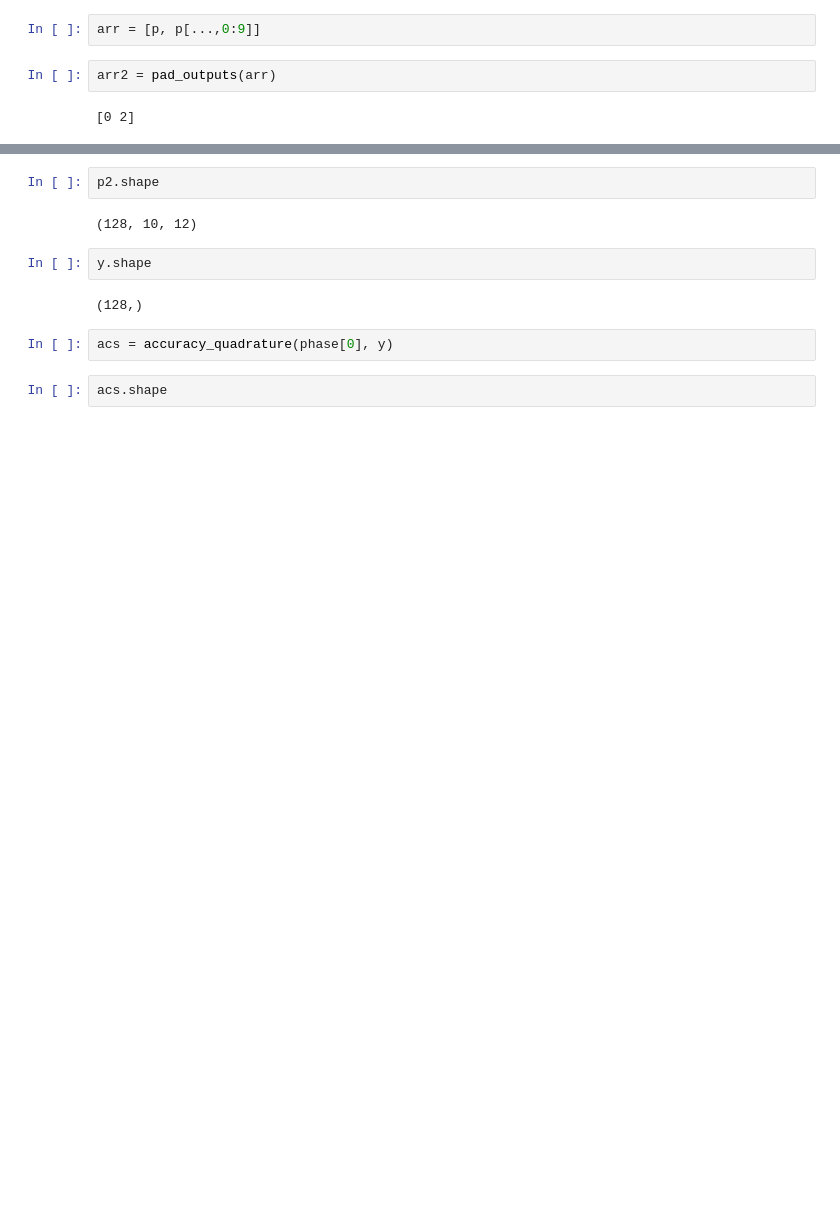
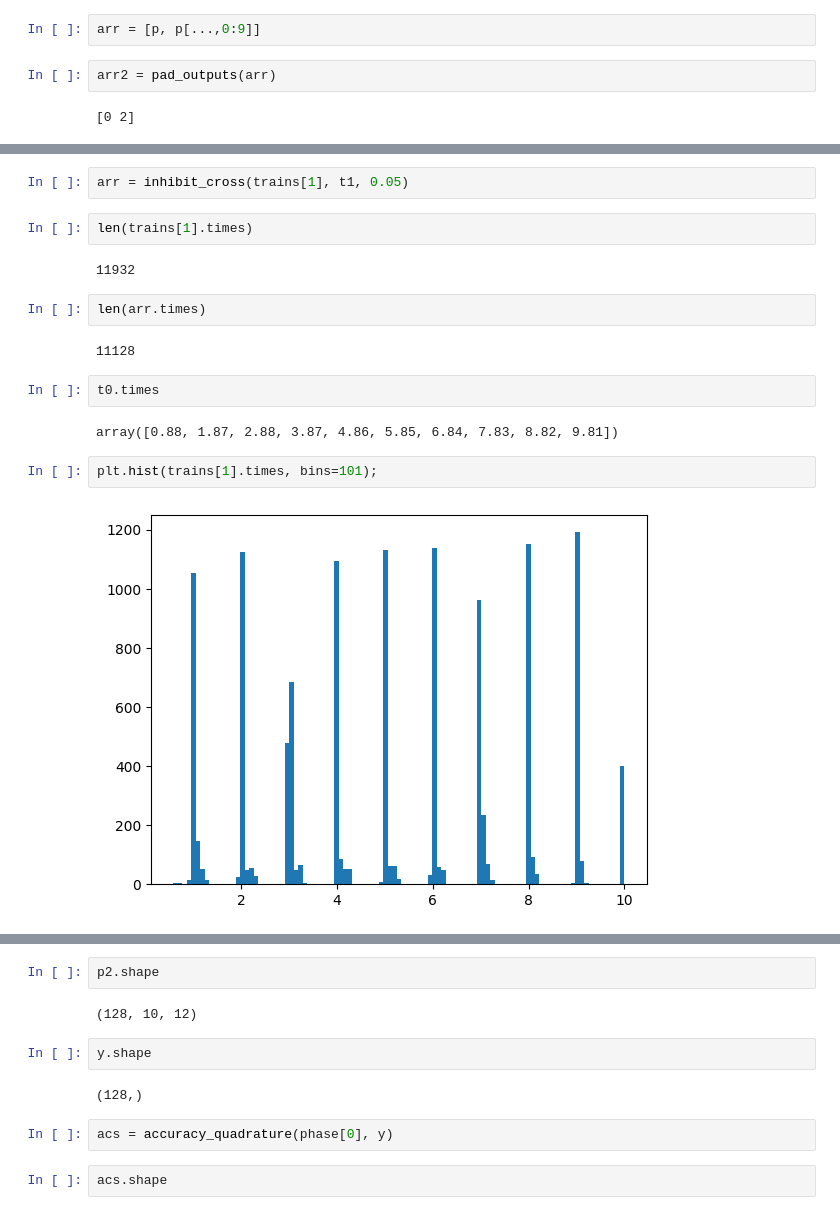
Before and after one commit to wilkieolin/phasor_jax, a Jupyter notebook: fashion test mlp.ipynb, the cells around one changed output, grey strips where cells are left out. Drawn from its saved outputs; the diff is of its cells as text; blank space fills up the shorter version.

```diff
--- a/fashion test mlp.ipynb
+++ b/fashion test mlp.ipynb
@@ -266,0 +377,18 @@ array([[[ 0.04,  0.04,  0.06, ...,  0.02,  0.  ,  0.  ],
+# %%
+arr = inhibit_cross(trains[1], t1, 0.05)
+# %%
+len(trains[1].times)
+# %% [output]
+11932
+# %%
+len(arr.times)
+# %% [output]
+11128
+# %%
+t0.times
+# %% [output]
+array([0.88, 1.87, 2.88, 3.87, 4.86, 5.85, 6.84, 7.83, 8.82, 9.81])
+# %%
+plt.hist(trains[1].times, bins=101);
+# %% [output]
+[figure, added]
```
Also changed, not shown: parts of 37 cells of this notebook, 7 other files.
